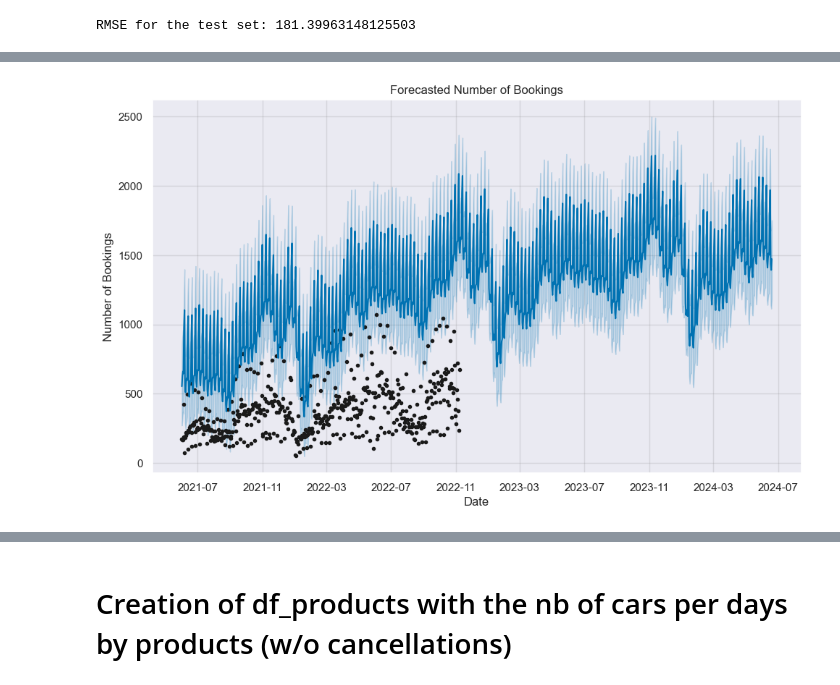
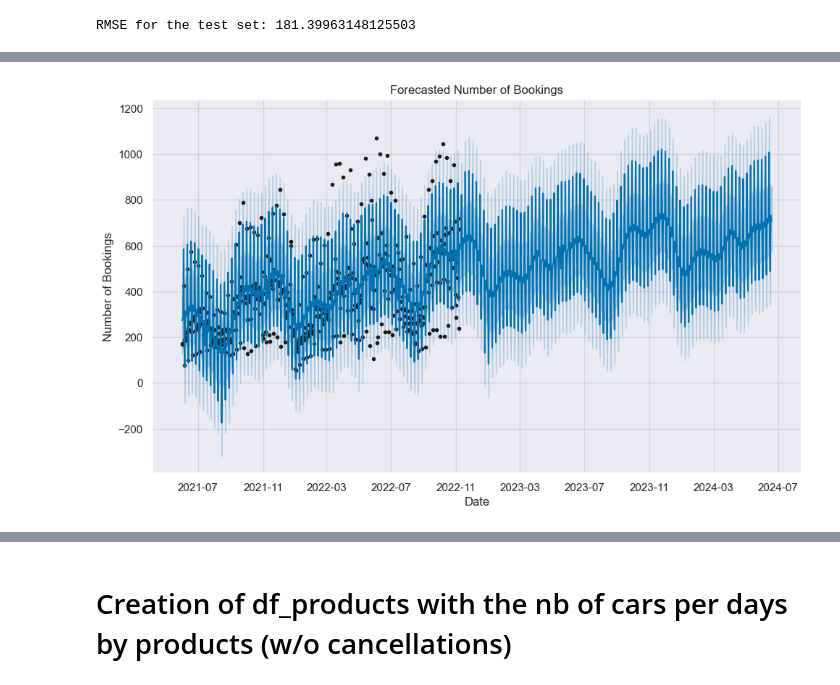
Before and after one commit to anaisetienne/carpark_forecast, a Jupyter notebook: notebooks/data_cleaning_anais.ipynb, the cells around one changed output, grey strips where cells are left out. Cells and saved outputs as stored; diff of their text form; code cells hidden in the pictures.

```diff
--- a/notebooks/data_cleaning_anais.ipynb
+++ b/notebooks/data_cleaning_anais.ipynb
@@ -458,12 +631,12 @@ RMSE for the test set: 181.39963148125503
 # %%
 # Plot the graph
-fig1 = model2.plot(forecast)
+fig1 = model.plot(forecast)
 plt.xlabel('Date')
 plt.ylabel('Number of Bookings')
 plt.title('Forecasted Number of Bookings')
 
 plt.show()
 # %% [output]
-[figure, old version]
+[figure, new version]
 # %%
 # Explain seasonality
```
Also changed, not shown: parts of 17 cells of this notebook.
